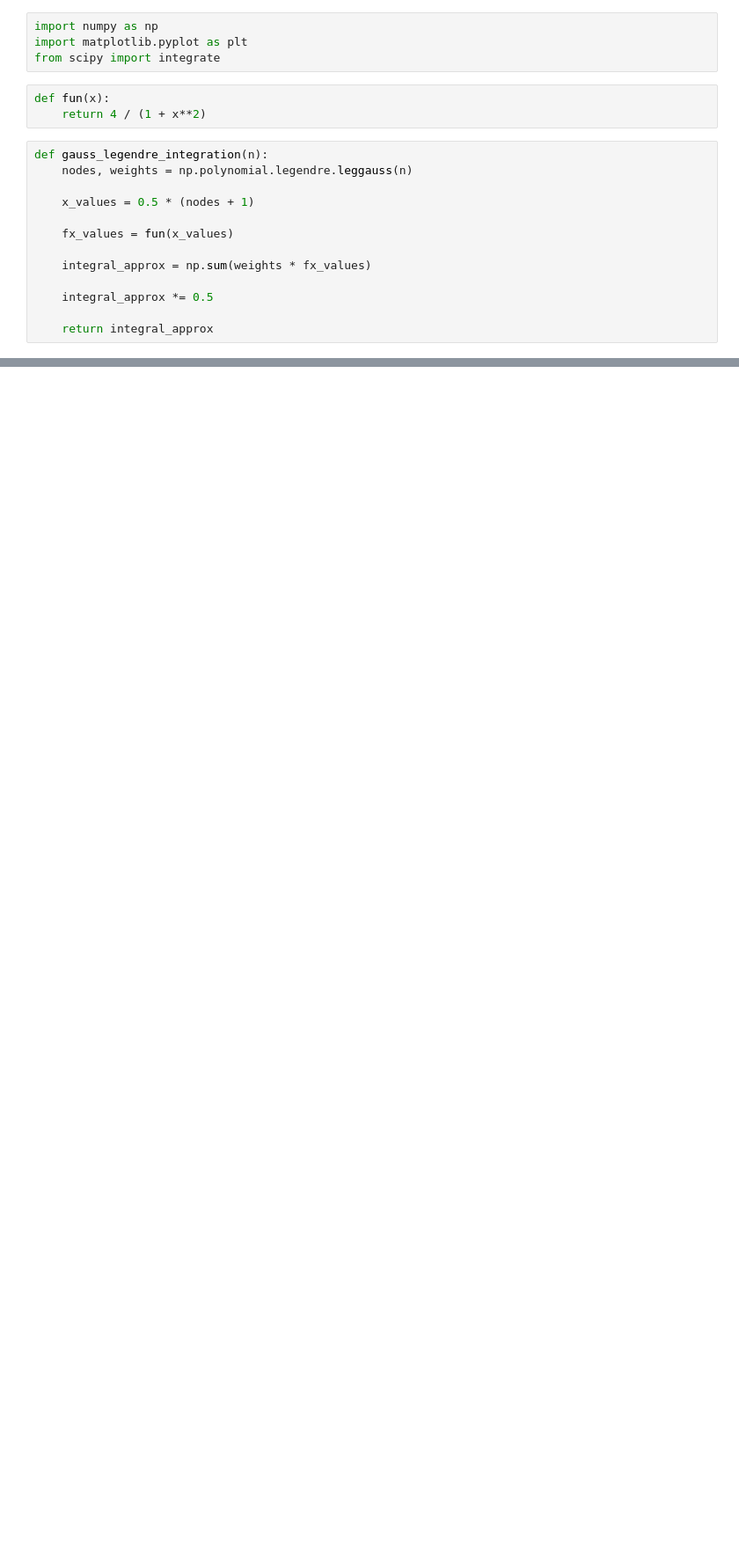
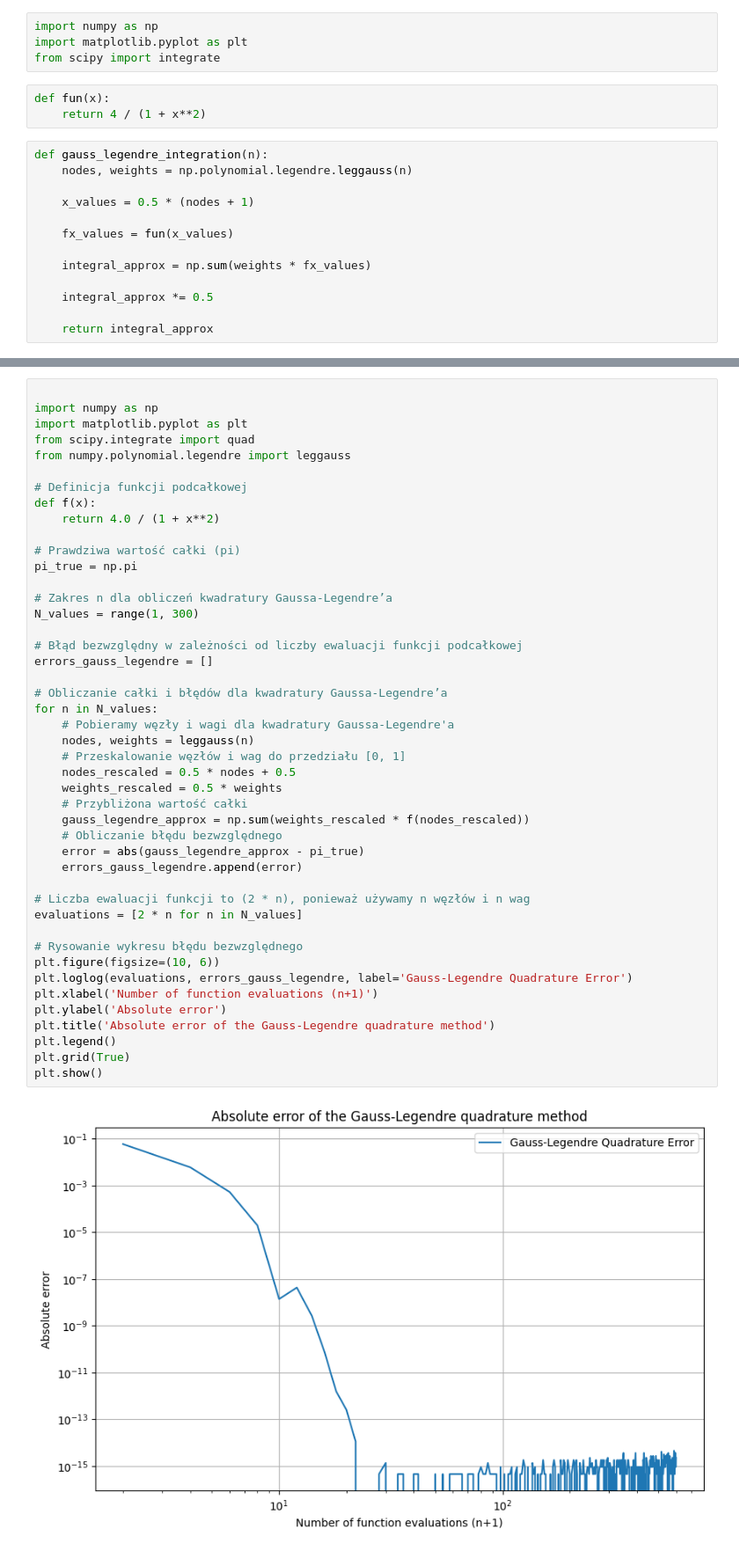
Before and after one commit to domino644/mownit, a Jupyter notebook: lab6/zad2.ipynb, the cells around one changed output, grey strips where cells are left out. Shown at 88% size. Cells and saved outputs as stored; diff of their text form; blank space fills up the shorter version.

```diff
--- a/lab6/zad2.ipynb
+++ b/lab6/zad2.ipynb
@@ -38,0 +44,47 @@ plt.show()
+# %%
+
+import numpy as np
+import matplotlib.pyplot as plt
+from scipy.integrate import quad
+from numpy.polynomial.legendre import leggauss
+
+# Definicja funkcji podcałkowej
+def f(x):
+    return 4.0 / (1 + x**2)
+
+# Prawdziwa wartość całki (pi)
+pi_true = np.pi
+
+# Zakres n dla obliczeń kwadratury Gaussa-Legendre’a
+N_values = range(1, 300)
+
+# Błąd bezwzględny w zależności od liczby ewaluacji funkcji podcałkowej
+errors_gauss_legendre = []
+
+# Obliczanie całki i błędów dla kwadratury Gaussa-Legendre’a
+for n in N_values:
+    # Pobieramy węzły i wagi dla kwadratury Gaussa-Legendre'a
+    nodes, weights = leggauss(n)
+    # Przeskalowanie węzłów i wag do przedziału [0, 1]
+    nodes_rescaled = 0.5 * nodes + 0.5
+    weights_rescaled = 0.5 * weights
+    # Przybliżona wartość całki
+    gauss_legendre_approx = np.sum(weights_rescaled * f(nodes_rescaled))
+    # Obliczanie błędu bezwzględnego
+    error = abs(gauss_legendre_approx - pi_true)
+    errors_gauss_legendre.append(error)
+
+# Liczba ewaluacji funkcji to (2 * n), ponieważ używamy n węzłów i n wag
+evaluations = [2 * n for n in N_values]
+
+# Rysowanie wykresu błędu bezwzględnego
+plt.figure(figsize=(10, 6))
+plt.loglog(evaluations, errors_gauss_legendre, label='Gauss-Legendre Quadrature Error')
+plt.xlabel('Number of function evaluations (n+1)')
+plt.ylabel('Absolute error')
+plt.title('Absolute error of the Gauss-Legendre quadrature method')
+plt.legend()
+plt.grid(True)
+plt.show()
+# %% [output]
+[figure, added]
```
Also changed, not shown: parts of 2 cells of this notebook, 2 other files.
